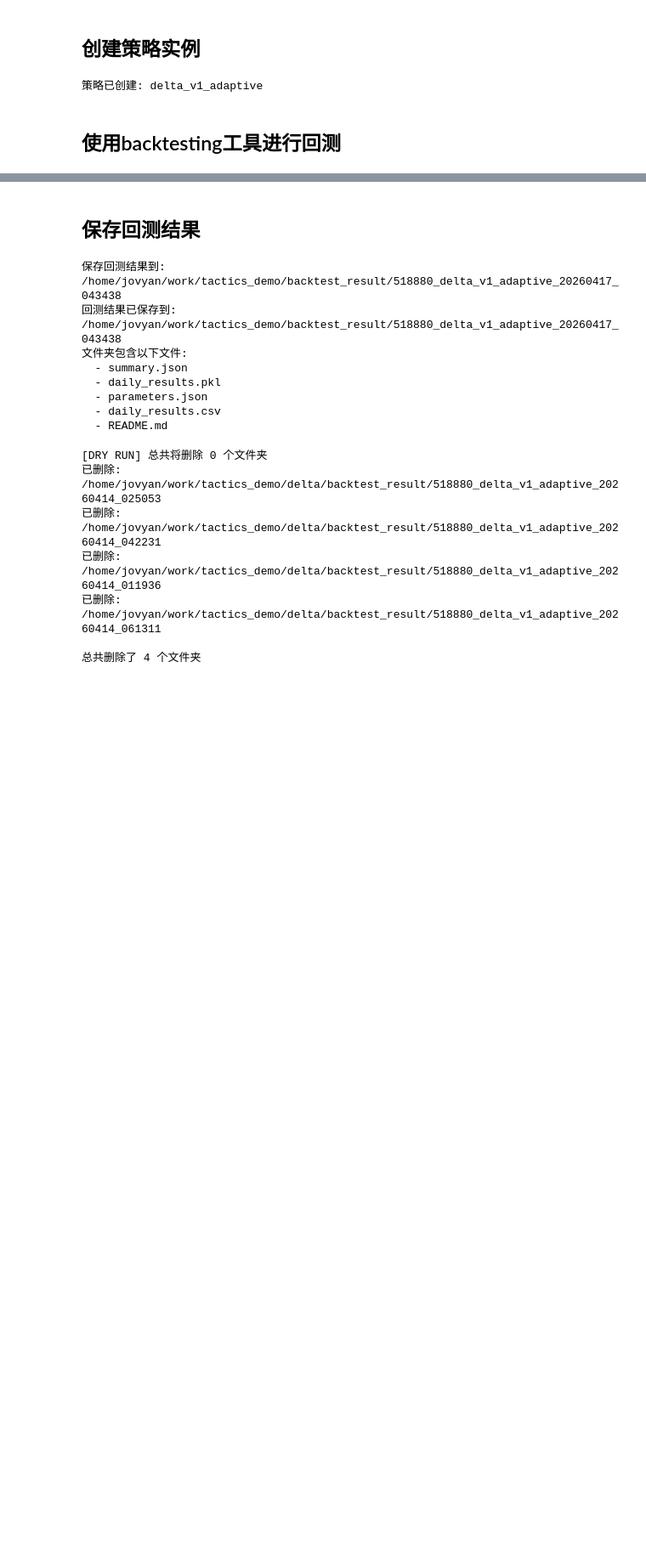
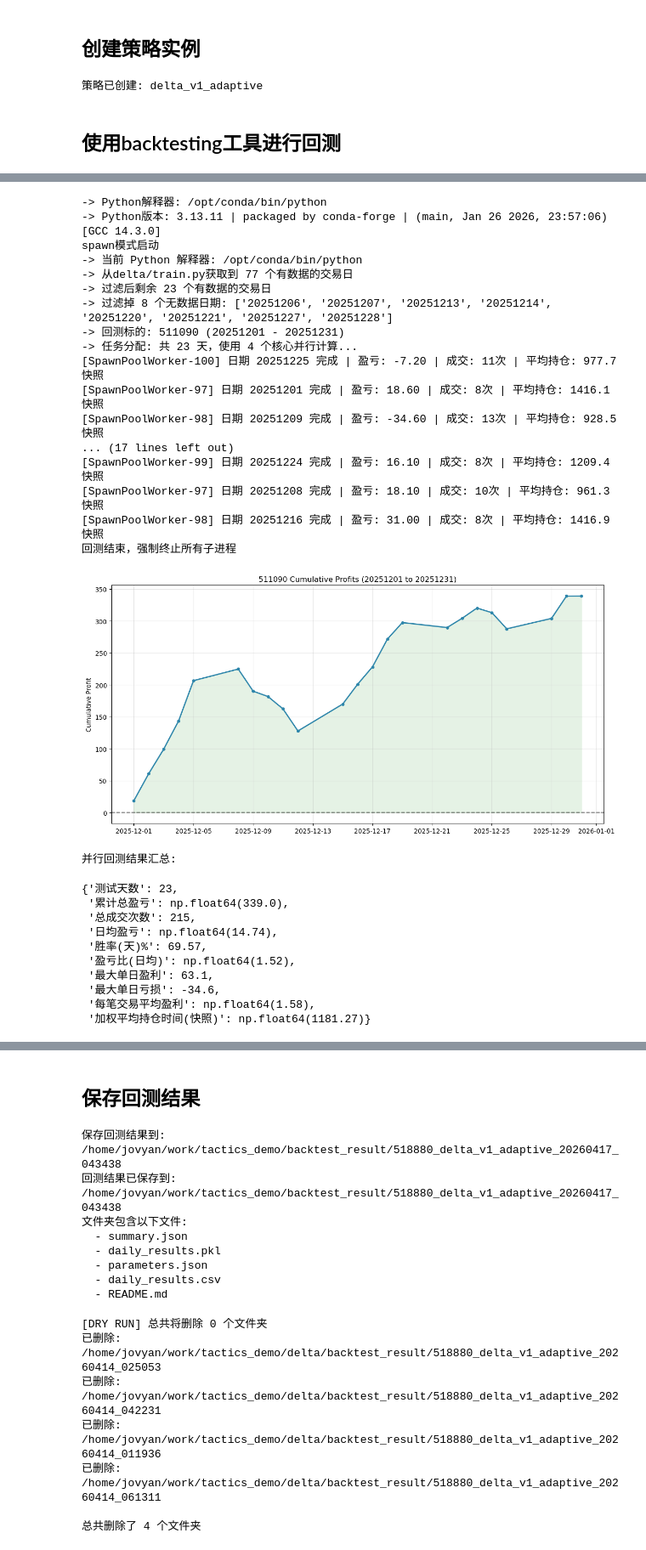
Before and after one commit to artinsophia/Quant-Intern-2026, a Jupyter notebook: delta/demo.ipynb, the cells around one changed output, grey strips where cells are left out. Shown at 85% size. Cells and saved outputs as stored; diff of their text form; code cells hidden in the pictures; blank space fills up the shorter version.

```diff
--- a/delta/demo.ipynb
+++ b/delta/demo.ipynb
@@ -243,3 +207,52 @@ instrument_id 511090
+# %%
+# 导入修复的并行回测模块
+sys.path.append('/home/jovyan/work/tactics_demo/tools')
+from tools.parallel_backtest_simple import run_parallel_backtest
+from multi_day_backtest import backtest_summary
+# 运行并行回测
+result_df = run_parallel_backtest(
+    instrument_id=instrument_id,
+    start_ymd="20251201",
+    end_ymd="20251231",
+    StrategyClass=StrategyDemo,
+    model=model_path,
+    param_dict=param_dict,
+    n_cores=4
+)
+
+
+print("\n并行回测结果汇总:")
+backtest_summary(result_df)
+# %% [output]
+-> Python解释器: /opt/conda/bin/python
+-> Python版本: 3.13.11 | packaged by conda-forge | (main, Jan 26 2026, 23:57:06) [GCC 14.3.0]
+spawn模式启动
+-> 当前 Python 解释器: /opt/conda/bin/python
+-> 从delta/train.py获取到 77 个有数据的交易日
+-> 过滤后剩余 23 个有数据的交易日
+-> 过滤掉 8 个无数据日期: ['20251206', '20251207', '20251213', '20251214', '20251220', '20251221', '20251227', '20251228']
+-> 回测标的: 511090 (20251201 - 20251231)
+-> 任务分配: 共 23 天，使用 4 个核心并行计算...
+[SpawnPoolWorker-100] 日期 20251225 完成 | 盈亏: -7.20 | 成交: 11次 | 平均持仓: 977.7快照
+[SpawnPoolWorker-97] 日期 20251201 完成 | 盈亏: 18.60 | 成交: 8次 | 平均持仓: 1416.1快照
+[SpawnPoolWorker-98] 日期 20251209 完成 | 盈亏: -34.60 | 成交: 13次 | 平均持仓: 928.5快照
+... (17 lines left out)
+[SpawnPoolWorker-99] 日期 20251224 完成 | 盈亏: 16.10 | 成交: 8次 | 平均持仓: 1209.4快照
+[SpawnPoolWorker-97] 日期 20251208 完成 | 盈亏: 18.10 | 成交: 10次 | 平均持仓: 961.3快照
+[SpawnPoolWorker-98] 日期 20251216 完成 | 盈亏: 31.00 | 成交: 8次 | 平均持仓: 1416.9快照
+回测结束，强制终止所有子进程
+[figure, added]
+并行回测结果汇总:
+{'测试天数': 23,
+ '累计总盈亏': np.float64(339.0),
+ '总成交次数': 215,
+ '日均盈亏': np.float64(14.74),
+ '胜率(天)%': 69.57,
+ '盈亏比(日均)': np.float64(1.52),
+ '最大单日盈利': 63.1,
+ '最大单日亏损': -34.6,
+ '每笔交易平均盈利': np.float64(1.58),
+ '加权平均持仓时间(快照)': np.float64(1181.27)}
 # %%
 with pd.option_context('display.max_rows', None, 'display.max_columns', None):
     display(result_df)
```
Also changed, not shown: parts of 8 cells of this notebook, 5 other files.
